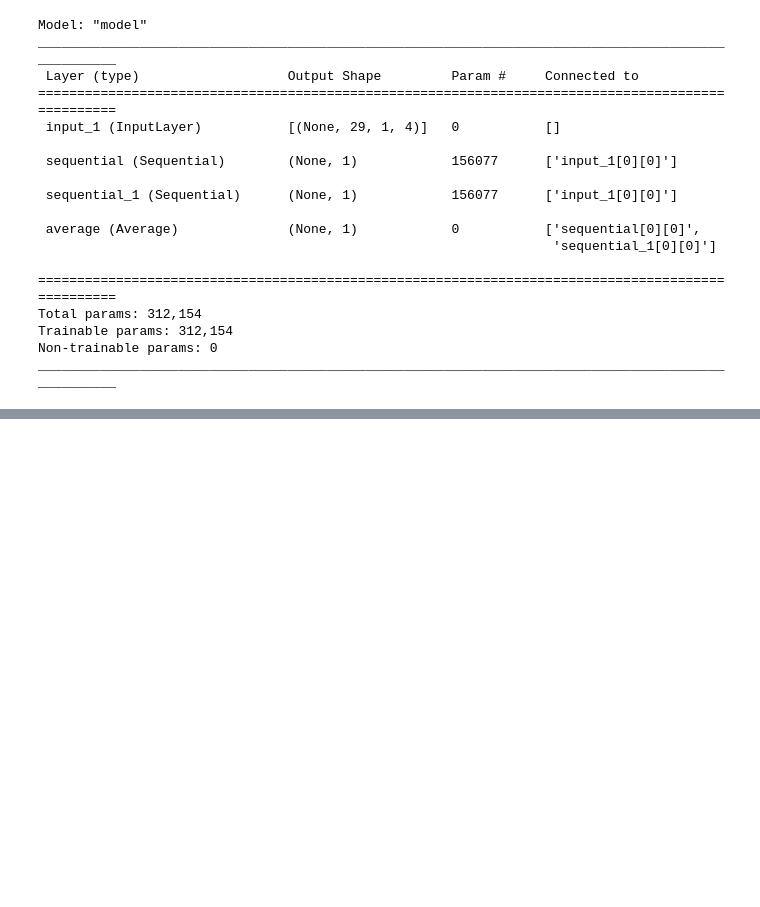
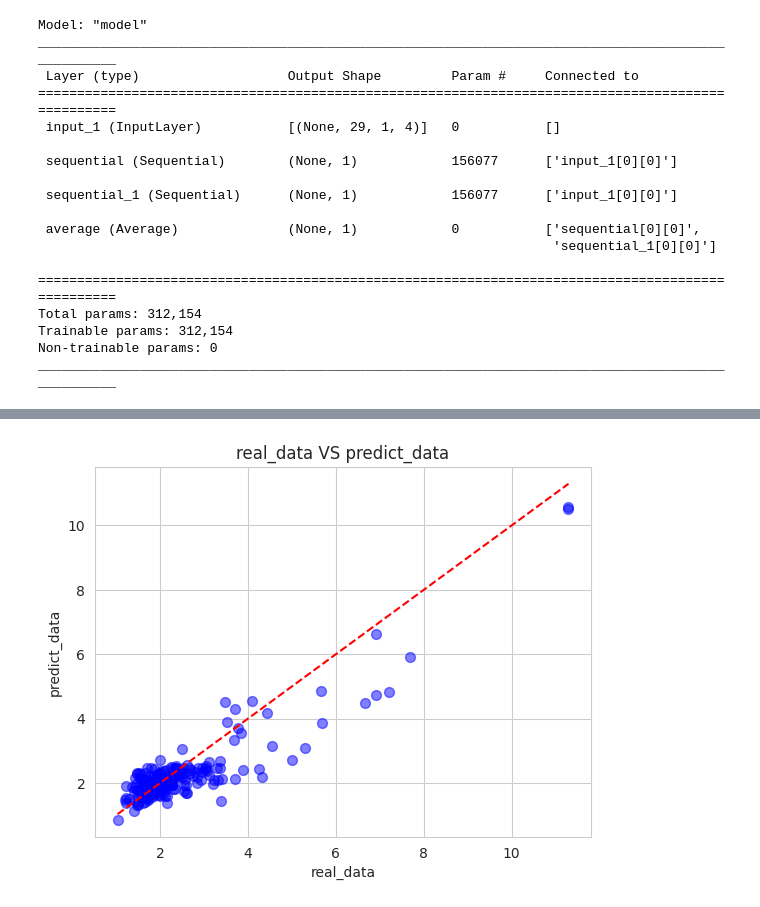
Before and after one commit to xfrx8/data-processing, a Jupyter notebook: data_cnn.ipynb, the cells around one changed output, grey strips where cells are left out. Drawn from its saved outputs; the diff is of its cells as text; code cells hidden in the pictures; blank space fills up the shorter version.

```diff
--- a/data_cnn.ipynb
+++ b/data_cnn.ipynb
@@ -258 +257,11 @@ mse-test 0.030639097990159597
+# %%
+# 绘制散点图
+plt.scatter(y_true, y_pred, color='blue', s=50, alpha=0.5)
+plt.plot([min(y_true), max(y_true)], [min(y_true), max(y_true)], color='red', linestyle='--')
+plt.xlabel('real_data')
+plt.ylabel('predict_data')
+plt.title('real_data VS predict_data')
+plt.grid(True)
+# %% [output]
+[figure, added]
 # %%
```
Also changed, not shown: parts of 10 cells of this notebook.
